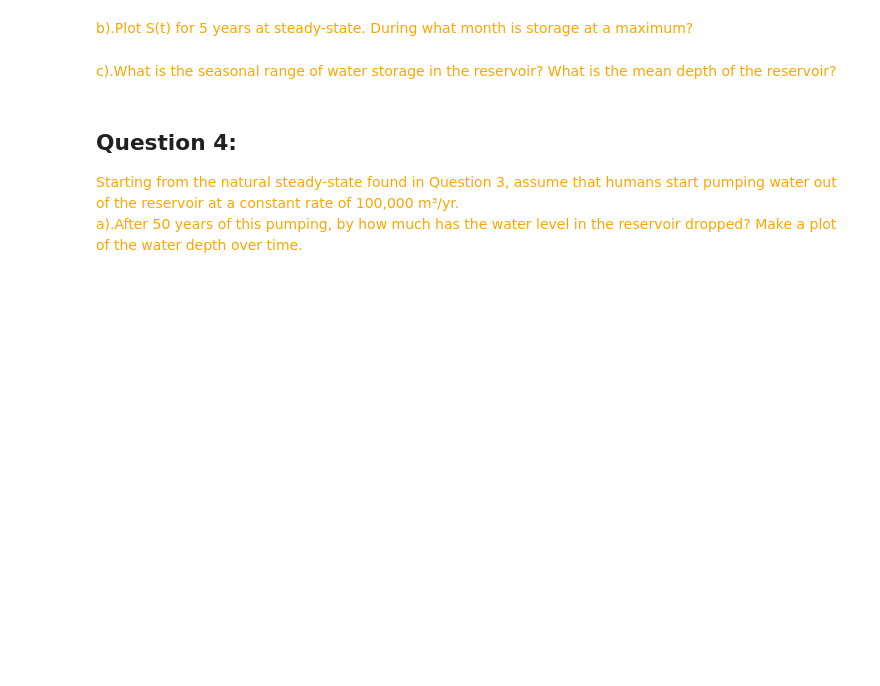
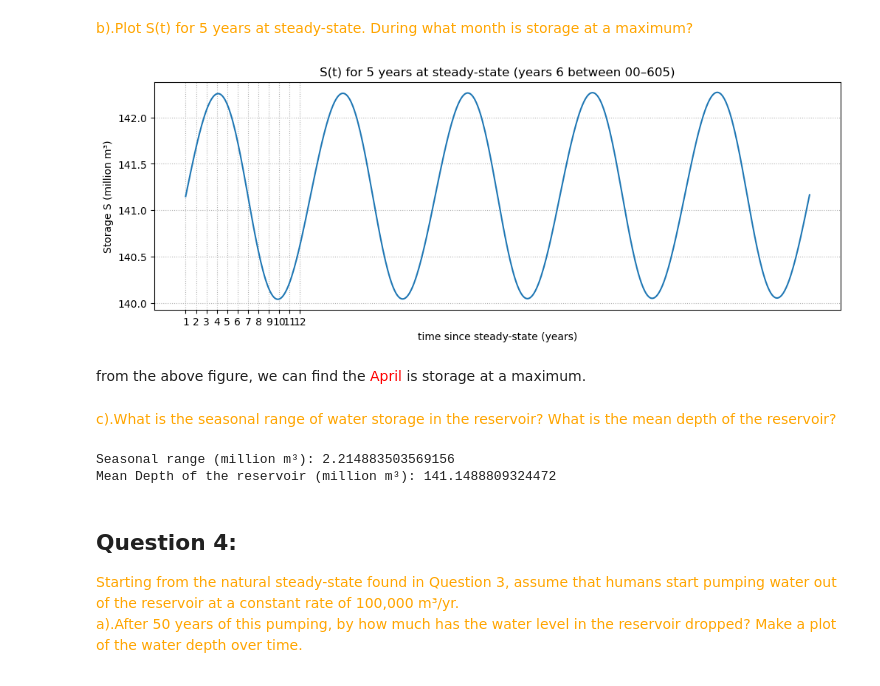
Before and after one commit to HOUPU1993/Homework-for-GEOG-210A-F25, a Jupyter notebook: HW6.ipynb, the cells around one changed output. Saved outputs shown, nothing was run; the diff lists cells and outputs as text; code cells hidden in the pictures; blank space fills up the shorter version.

```diff
--- a/HW6.ipynb
+++ b/HW6.ipynb
@@ -109,7 +152,50 @@ a).How long does the system take to reach the steady-state?
 # %% [markdown]
 <font color="orange">b).Plot S(t) for 5 years at steady-state. During what month is storage at a maximum?</font>
+# %%
+tmin = 600
+tmax_5 = 605
+mask = (t >= tmin) & (t <= tmax_5)
+
+t5 = t[mask] - tmin
+S5 = S[mask]
+
+# --- month labels ---
+month_labels = ['1','2','3','4','5','6',
+                '7','8','9','10','11','12']
+month_positions = np.arange(0, 1, 1/12)
+
+fig, ax = plt.subplots(figsize=(12,4))
+ax.plot(t5, S5/1e6)
+ax.set_xlabel("time since steady-state (years)")
+ax.set_ylabel("Storage S (million m³)")
+plt.xticks(month_positions, month_labels)
+ax.set_title("S(t) for 5 years at steady-state (years 6 between 00–605)")
+ax.grid(True, which='both', linestyle=':')
+plt.show()
+# %% [output]
+[figure, added]
+# %% [markdown]
+from the above figure, we can find the <font color='red'>April</font> is storage at a maximum.
 # %% [markdown]
 <font color="orange">c).What is the seasonal range of water storage in the reservoir? What is the mean depth of the reservoir?</font>
+# %%
+# ---- extract steady-state first year ----
+tmin = 600
+tmax_1 = 601
+mask = (t >= tmin) & (t <= tmax_1)
+t5 = t[mask] - tmin
+S_one = S[mask]
+
+S_max = S_one.max()
+S_min = S_one.min()
+seasonal_range = S_max - S_min
+S_mean = S_one.mean()
+
+print("Seasonal range (million m³):", seasonal_range/1e6)
+print("Mean Depth of the reservoir (million m³):", S_mean/1e6)
+# %% [output]
+Seasonal range (million m³): 2.214883503569156
+Mean Depth of the reservoir (million m³): 141.1488809324472
 # %% [markdown]
 ## Question 4:
 <font color="orange">
```
Also changed, not shown: parts of 7 cells of this notebook.
